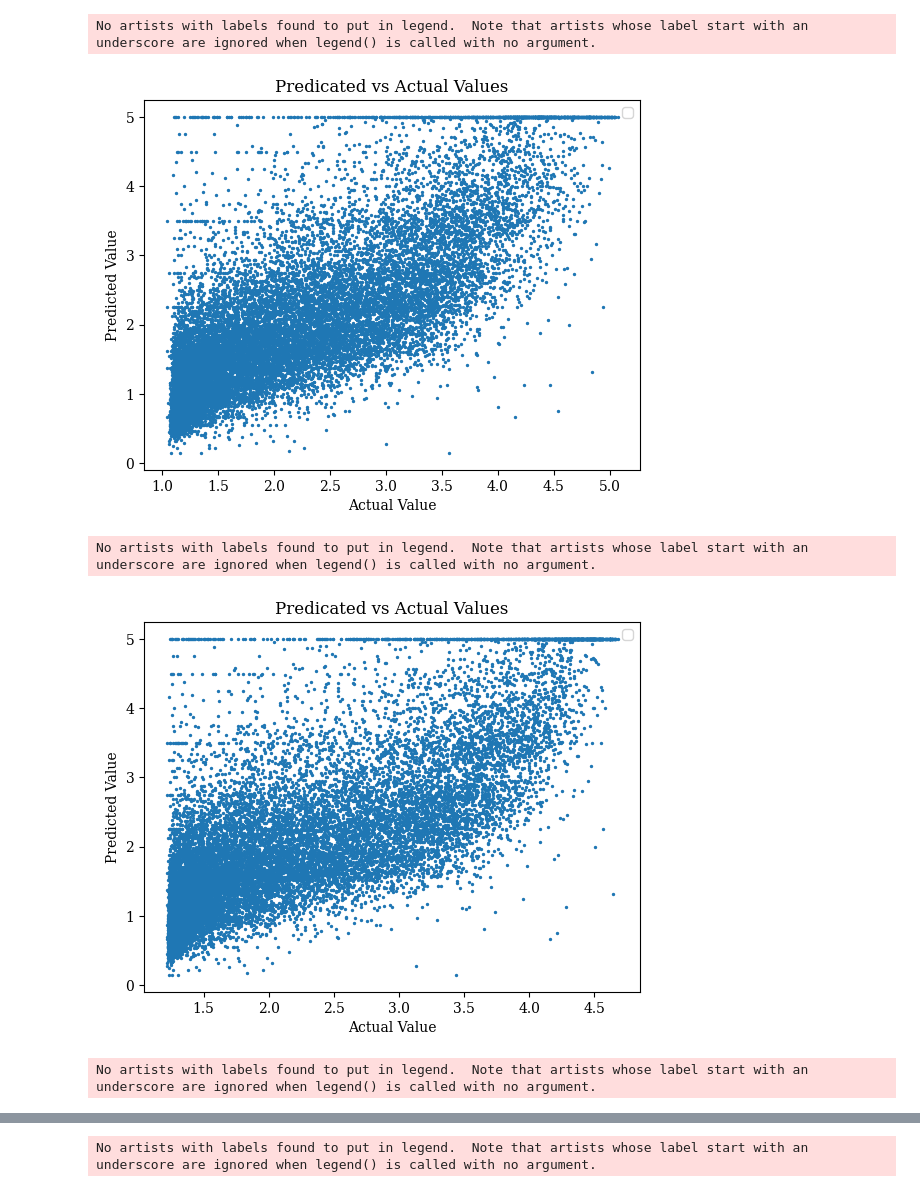
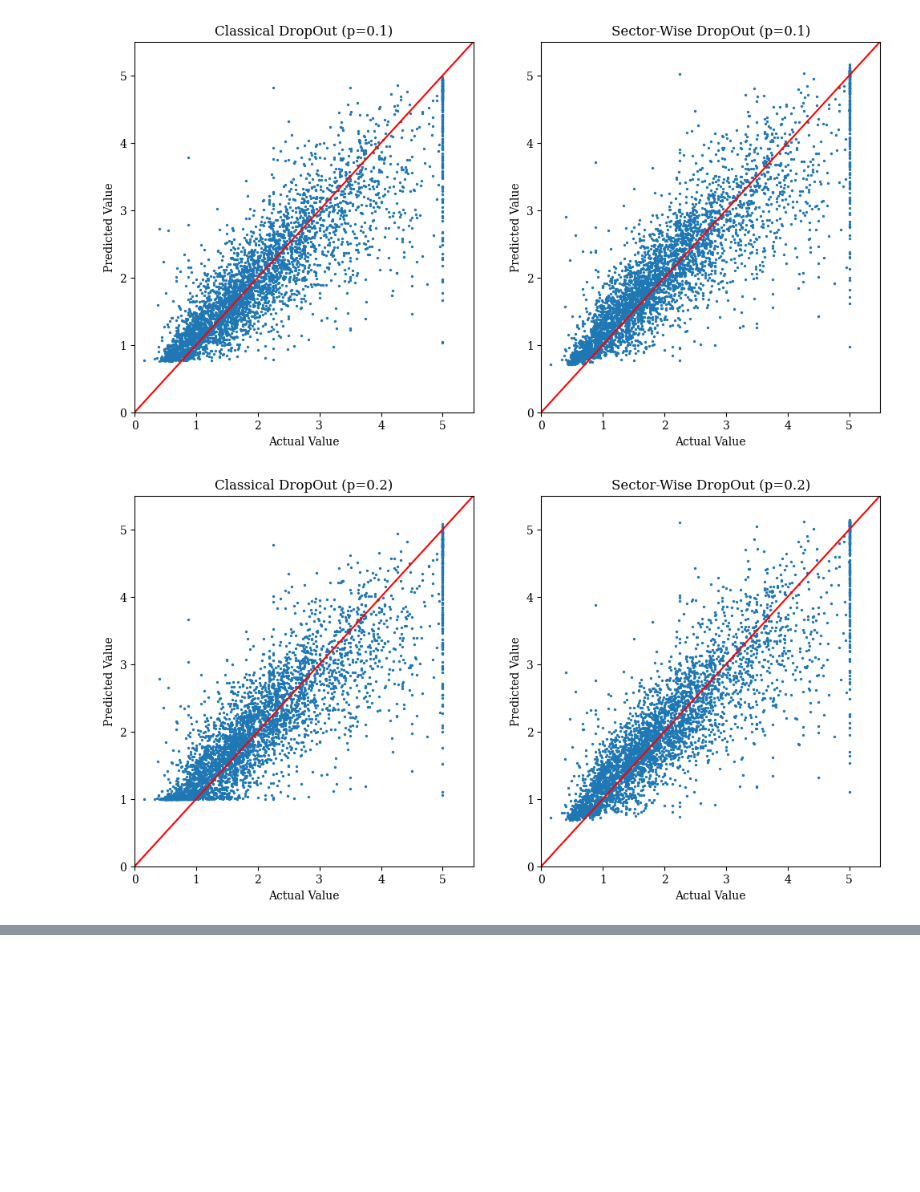
Before and after one commit to Casada94/SectorWiseDropOut, a Jupyter notebook: Main.ipynb, the cells around one changed output, grey strips where cells are left out. Saved outputs shown, nothing was run; the diff lists cells and outputs as text; code cells hidden in the pictures; blank space fills up the shorter version.

```diff
--- a/Main.ipynb
+++ b/Main.ipynb
@@ -432 +496,13 @@ SWDO Test Loss =  tensor(0.6542)
 # %%
+epochs = range(300)
+dropout_rate = .90
+group_size=10
+drop_per_group=9
+
+t_loss_dropout10, v_loss_dropout10, tst_loss_dropout10, y_pred_dropout10  = train_and_test_dropout(training_data,valid_data,test_data,epochs,dropout_rate)
+t_loss_swdo10,    v_loss_swdo10,    tst_loss_swdo10,    y_pred_swdo10        = train_and_test_sw_dropout(training_data,valid_data,test_data,epochs,group_size,drop_per_group)
+
+print("SWDO Test Loss = ",tst_loss_swdo10)
+print("  DO Test Loss = ",tst_loss_dropout10)
+
+# overlayGraphs(t_loss_dropout10,v_loss_dropout10,t_loss_swdo10,v_loss_swdo10,epochs)
@@ -440,7 +534,35 @@ SWDO Test Loss =  tensor(5.5959)
+# %%
+def predGraph(do_pred, sw_pred,actual,dropout):
+    fig, (ax11,ax12) = plt.subplots(1,2)
+    fig.set_figwidth(12)
+    fig.set_figheight(6)
+
+    ax11.set_title(f'Classical DropOut (p={dropout})')
+    ax11.scatter(actual,do_pred,s=2)
+    ax11.plot([0,5.5],[0,5.5],'r')
+    ax11.set(xlabel='Actual Value',ylabel='Predicted Value')
+    ax11.set_ylim(0,5.5)
+    ax11.set_xlim(0,5.5)
+    # ax11.legend()
+
+    ax12.set_title(f'Sector-Wise DropOut (p={dropout})')
+    ax12.scatter(actual,sw_pred,s=2)
+    ax12.plot([0,5.5],[0,5.5],'r')
+    ax12.set(xlabel='Actual Value',ylabel='Predicted Value')
+    ax12.set_ylim(0,5.5)
+    ax12.set_xlim(0,5.5)
+
+    plt.show()
 # %%
+predGraph(y_pred_dropout90,y_pred_swdo90,y_true,0.1)
+predGraph(y_pred_dropout80,y_pred_swdo80,y_true,0.2)
+predGraph(y_pred_dropout75,y_pred_swdo75,y_true,0.25)
+predGraph(y_pred_dropout66,y_pred_swdo66,y_true,0.33)
+predGraph(y_pred_dropout50,y_pred_swdo50,y_true,0.5)
+predGraph(y_pred_dropout33,y_pred_swdo33,y_true,0.66)
+predGraph(y_pred_dropout25,y_pred_swdo25,y_true,0.75)
+predGraph(y_pred_dropout20,y_pred_swdo20,y_true,0.8)
+predGraph(y_pred_dropout10,y_pred_swdo10,y_true,0.9)
 # %% [output]
-No artists with labels found to put in legend.  Note that artists whose label start with an underscore are ignored when legend() is called with no argument.
-[figure, old version]
+[figure, new version]
-No artists with labels found to put in legend.  Note that artists whose label start with an underscore are ignored when legend() is called with no argument.
-[figure, old version]
+[figure, new version]
-No artists with labels found to put in legend.  Note that artists whose label start with an underscore are ignored when legend() is called with no argument.
@@ -448 +569,0 @@ No artists with labels found to put in legend.  Note that artists whose label st
-No artists with labels found to put in legend.  Note that artists whose label start with an underscore are ignored when legend() is called with no argument.
```
Also changed, not shown: parts of 44 cells of this notebook, 2 other files.
